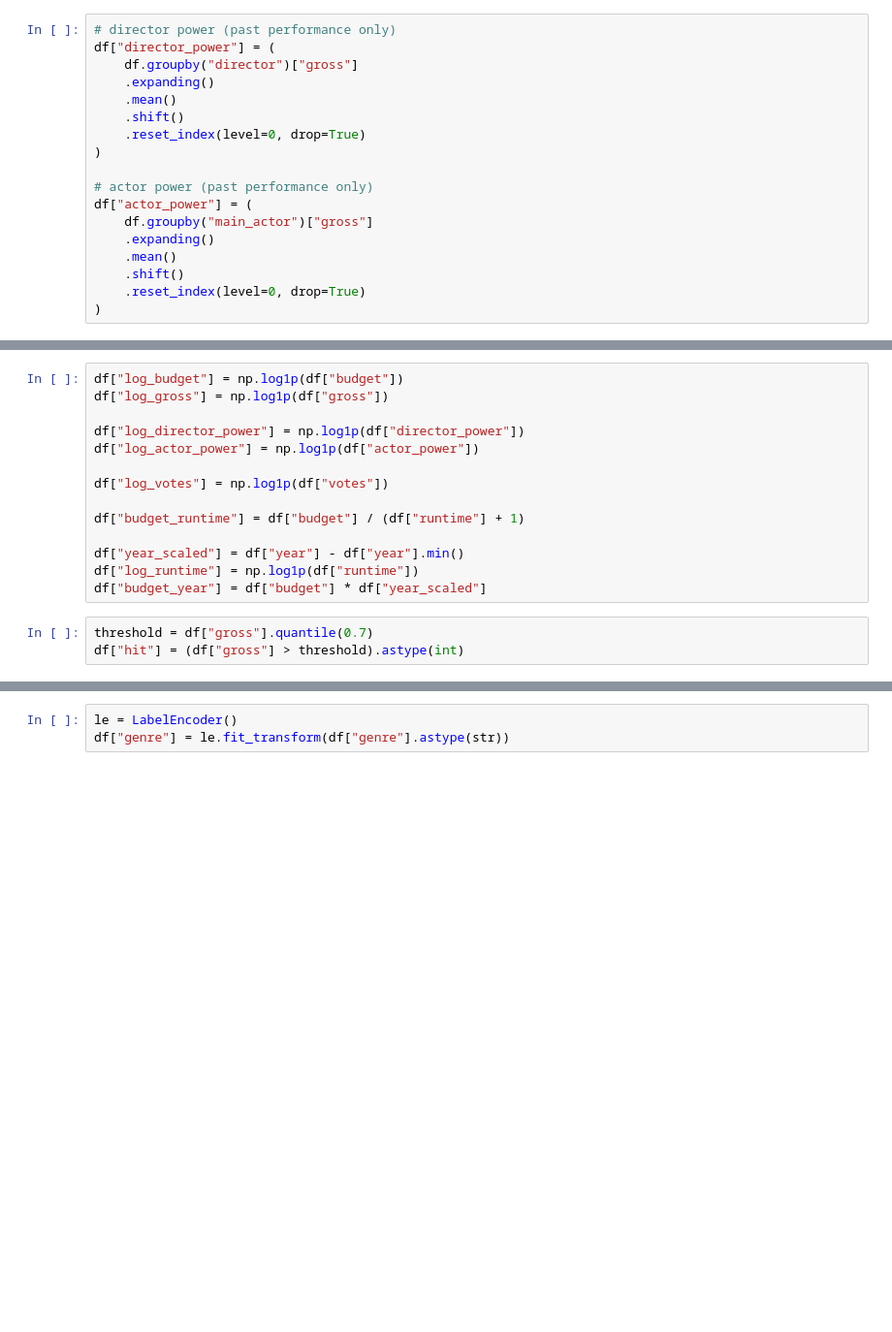
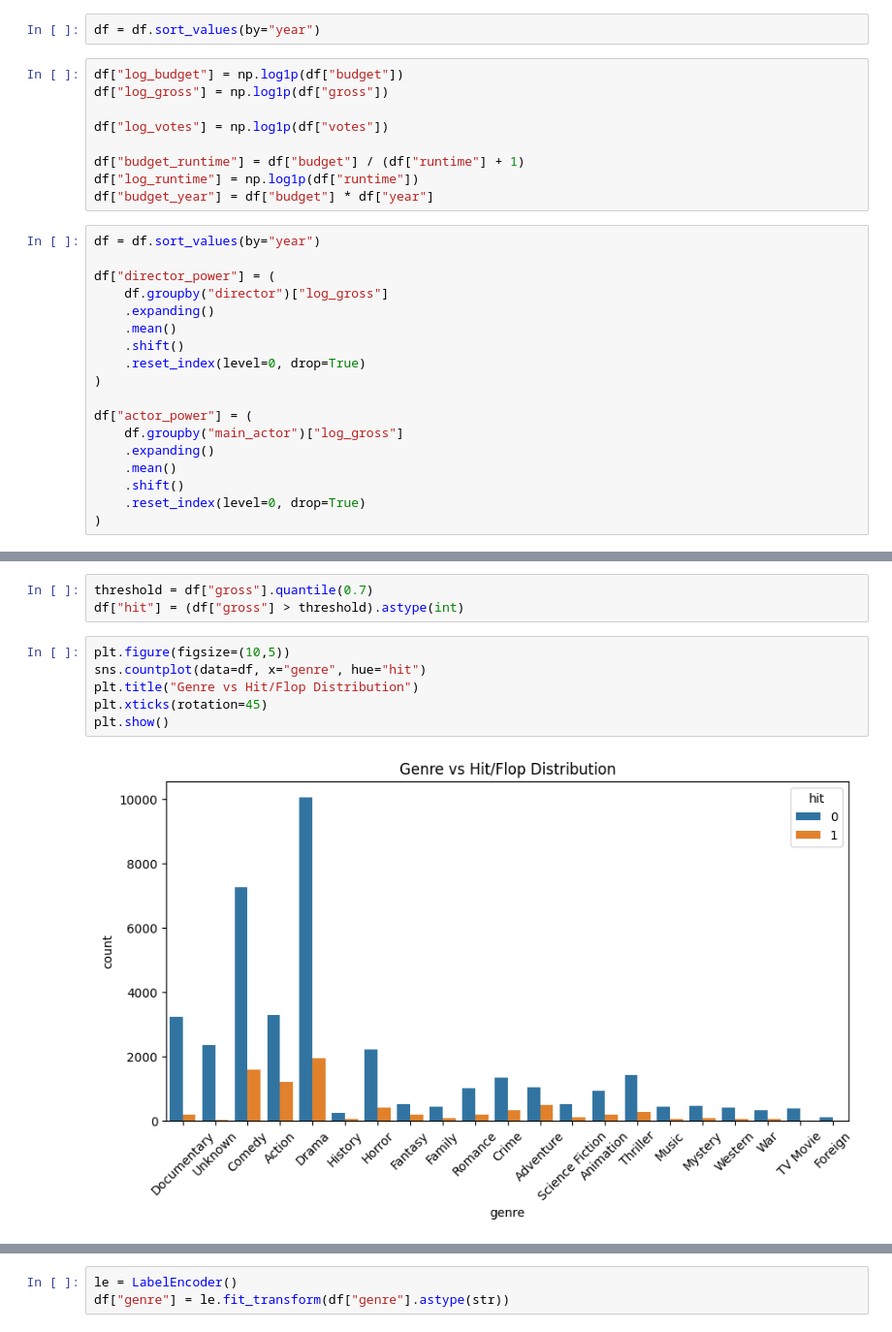
Before and after one commit to ashtonmths/BoxOfficeAI, a Jupyter notebook: backend/notebooks/Exploration.ipynb, the cells around one changed output, grey strips where cells are left out. Shown at 97% size. Saved outputs shown, nothing was run; the diff lists cells and outputs as text; blank space fills up the shorter version.

```diff
--- a/backend/notebooks/Exploration.ipynb
+++ b/backend/notebooks/Exploration.ipynb
@@ -111,16 +114,27 @@ df = df.sort_values("year").reset_index(drop=True)
+# %%
+df = df.sort_values(by="year")
+# %%
+df["log_budget"] = np.log1p(df["budget"])
+df["log_gross"] = np.log1p(df["gross"])
+
+df["log_votes"] = np.log1p(df["votes"])
+
+df["budget_runtime"] = df["budget"] / (df["runtime"] + 1)
+df["log_runtime"] = np.log1p(df["runtime"])
+df["budget_year"] = df["budget"] * df["year"]
 # %%
-# director power (past performance only)
+df = df.sort_values(by="year")
+
 df["director_power"] = (
-    df.groupby("director")["gross"]
+    df.groupby("director")["log_gross"]
     .expanding()
     .mean()
     .shift()
     .reset_index(level=0, drop=True)
 )
 
-# actor power (past performance only)
 df["actor_power"] = (
-    df.groupby("main_actor")["gross"]
+    df.groupby("main_actor")["log_gross"]
     .expanding()
     .mean()
     .shift()
@@ -134,17 +150,11 @@ df["actor_power"] = df["actor_power"].fillna(median_gross)
-# %%
-df["log_budget"] = np.log1p(df["budget"])
-df["log_gross"] = np.log1p(df["gross"])
-
-df["log_director_power"] = np.log1p(df["director_power"])
-df["log_actor_power"] = np.log1p(df["actor_power"])
-
-df["log_votes"] = np.log1p(df["votes"])
-
-df["budget_runtime"] = df["budget"] / (df["runtime"] + 1)
-
-df["year_scaled"] = df["year"] - df["year"].min()
-df["log_runtime"] = np.log1p(df["runtime"])
-df["budget_year"] = df["budget"] * df["year_scaled"]
 # %%
 threshold = df["gross"].quantile(0.7)
 df["hit"] = (df["gross"] > threshold).astype(int)
+# %%
+plt.figure(figsize=(10,5))
+sns.countplot(data=df, x="genre", hue="hit")
+plt.title("Genre vs Hit/Flop Distribution")
+plt.xticks(rotation=45)
+plt.show()
+# %% [output]
+[figure, added]
```
Also changed, not shown: parts of 36 cells of this notebook.
